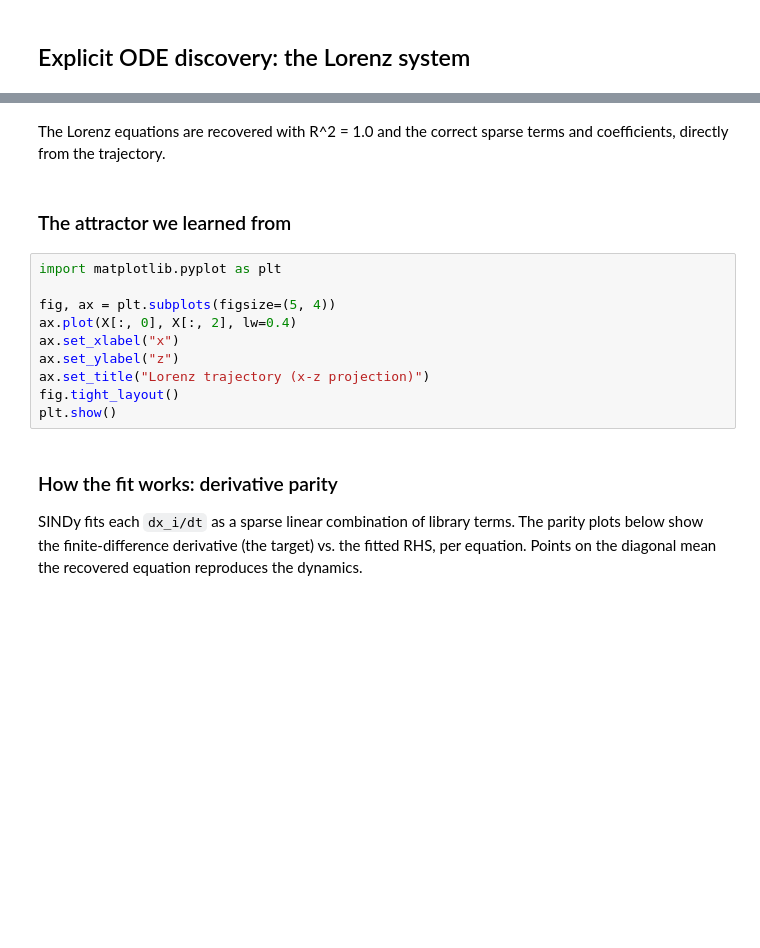
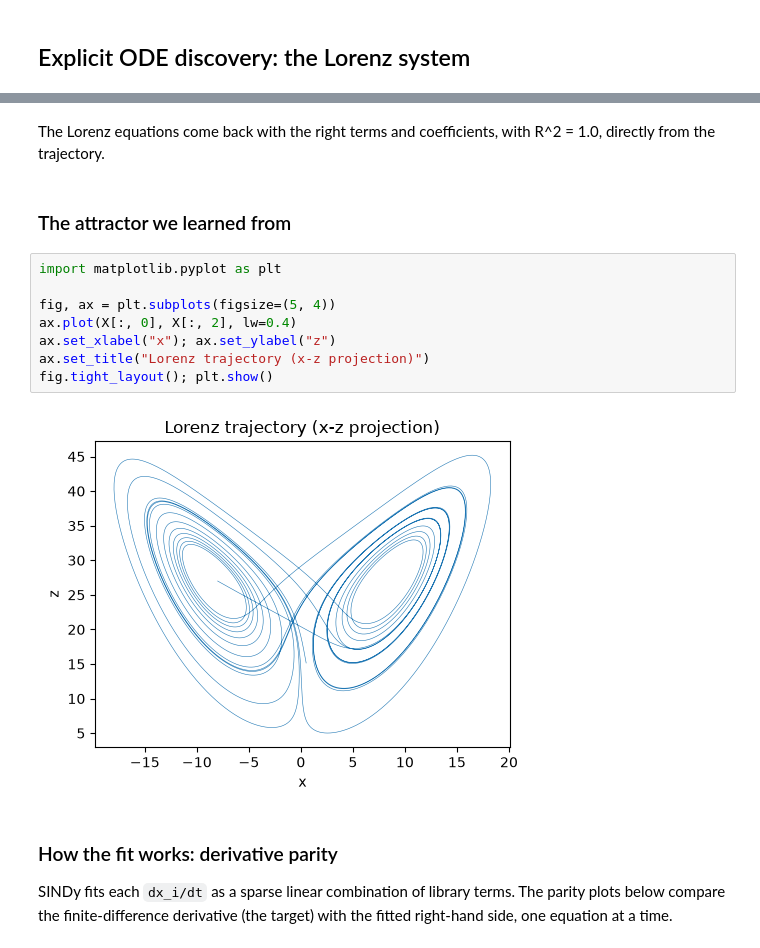
Before and after one commit to jkitchin/jax-ibart, a Jupyter notebook: docs/examples/05_dynamics.ipynb, the cells around one changed output, grey strips where cells are left out. Cells and saved outputs as stored; diff of their text form; blank space fills up the shorter version.

```diff
--- a/docs/examples/05_dynamics.ipynb
+++ b/docs/examples/05_dynamics.ipynb
@@ -33,25 +42,24 @@ print("\ntrue: dx/dt = 10(y - x);  dy/dt = 28x - y - xz;  dz/dt = xy - 2.667 z")
 # %% [markdown]
-The Lorenz equations are recovered with R^2 = 1.0 and the correct sparse terms
-and coefficients, directly from the trajectory.
+The Lorenz equations come back with the right terms and coefficients, with
+R^2 = 1.0, directly from the trajectory.
 # %% [markdown]
 ### The attractor we learned from
 # %%
 import matplotlib.pyplot as plt
 
 fig, ax = plt.subplots(figsize=(5, 4))
 ax.plot(X[:, 0], X[:, 2], lw=0.4)
-ax.set_xlabel("x")
-ax.set_ylabel("z")
+ax.set_xlabel("x"); ax.set_ylabel("z")
 ax.set_title("Lorenz trajectory (x-z projection)")
-fig.tight_layout()
-plt.show()
+fig.tight_layout(); plt.show()
+# %% [output]
+[figure, added]
 # %% [markdown]
 ### How the fit works: derivative parity
 
 SINDy fits each `dx_i/dt` as a sparse linear combination of library terms. The
-parity plots below show the finite-difference derivative (the target) vs. the
-fitted RHS, per equation. Points on the diagonal mean the recovered equation
-reproduces the dynamics.
+parity plots below compare the finite-difference derivative (the target) with
+the fitted right-hand side, one equation at a time.
 # %%
 from jax_ibart.dynamics import finite_difference
 import sympy as sp
```
Also changed, not shown: parts of 11 cells of this notebook, 23 other files.
